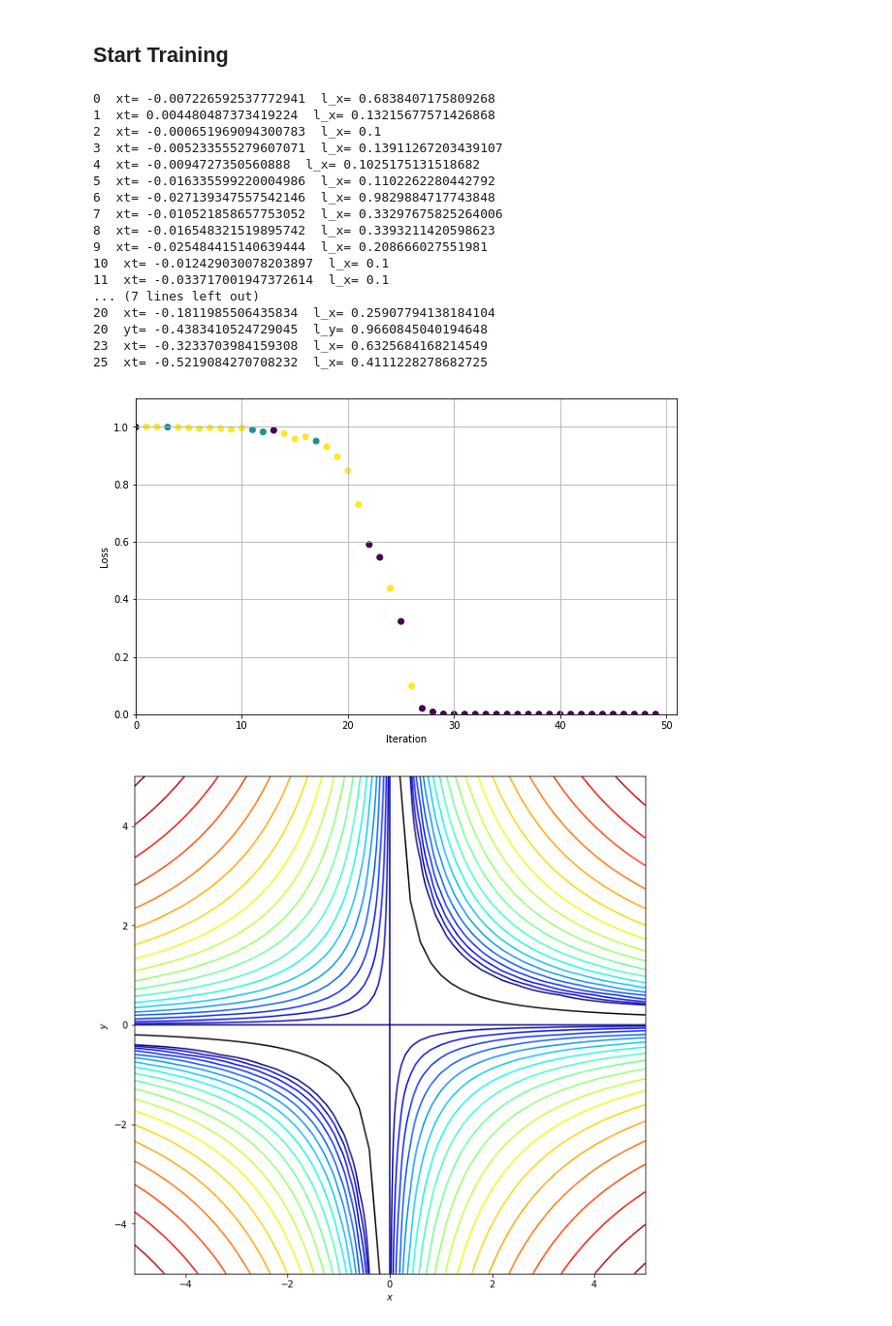
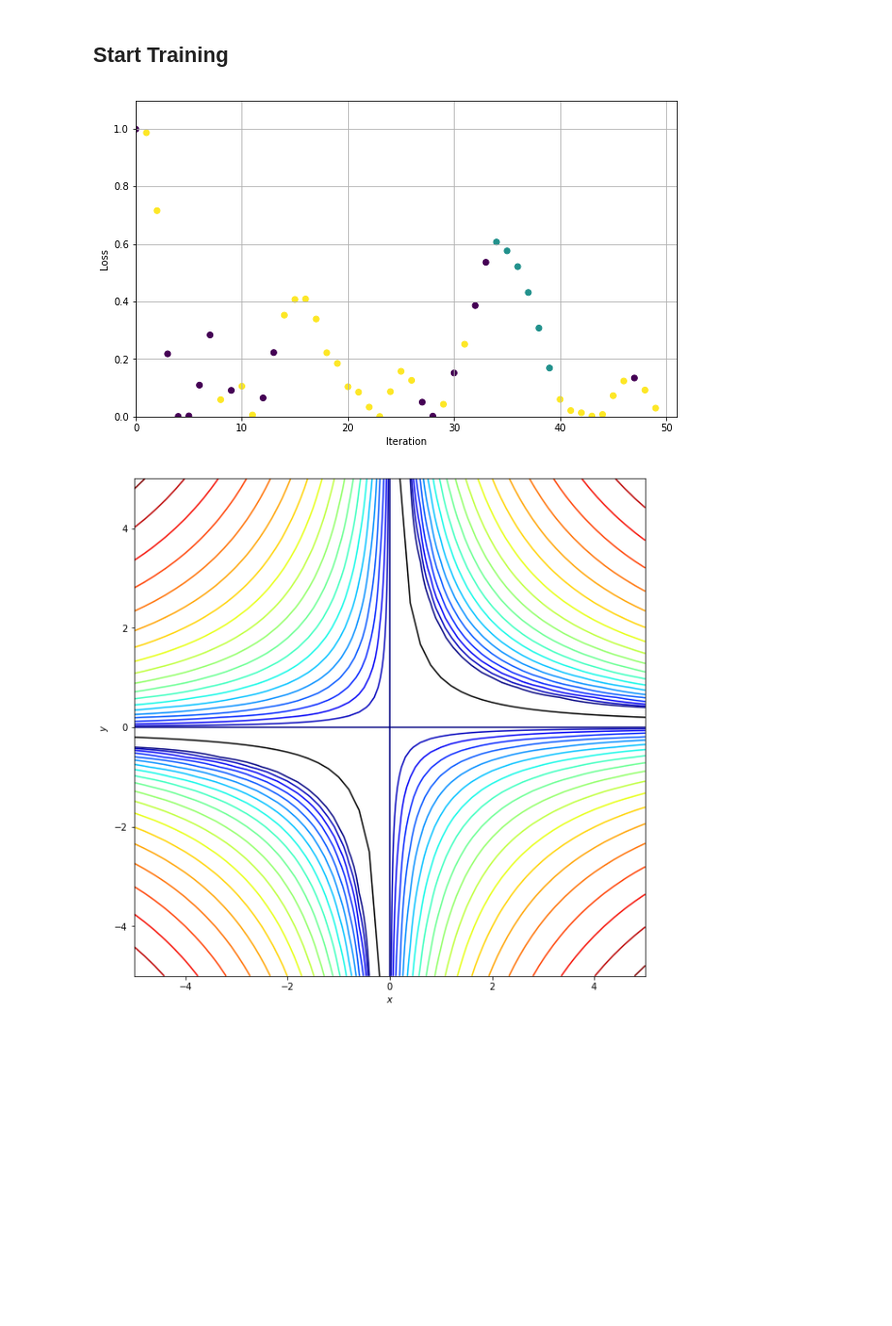
Before and after one commit to borisgin/nn-toys, a Jupyter notebook: nn_model.ipynb, the cells around one changed output. Shown at 97% size. Drawn from its saved outputs; the diff is of its cells as text; code cells hidden in the pictures; blank space fills up the shorter version.

Commit message:
Modified noise as batch function Modified ADAM according to the latest ICLR paper

```diff
--- a/nn_model.ipynb
+++ b/nn_model.ipynb
@@ -53,11 +53,16 @@ plt.show()
 # %% [markdown]
 ### 2D Contour Plot and Gradient Vector Field
 # %%
-def grad(x,y):
-    dx = 2*y*(x*y-1)
-    dy = 2*x*(x*y-1)
-#    dx = 2*(y-1)*((x-0.5)*(y-1) -1)
-#    dy = 2*(x-0.5)*((x-0.5)*(y-1)-1)
+def grad(x,y,grad_noise=0.):
+    if grad_noise==0.:
+        dx = 2*y*(x*y-1)
+        dy = 2*x*(x*y-1)
+    else:
+        c=np.random.normal(loc=1.0, scale=grad_noise)
+        dx = 2*y*(x*y-c)
+        dy = 2*x*(x*y-c)
+        dx += grad_noise *  random.uniform(-1, 1) # min(1,abs(dx)) *
+        dy += grad_noise *  random.uniform(-1, 1) # min(1,abs(dy))
     return (dx,dy)
 
 dz_dx, dz_dy=grad(x,y)
@@ -156,21 +168,18 @@ xt,yt = init_weights(init_range)
 #xt, yt = -0.005, -0.02
 
 p[0,:]=[xt, yt, f(xt,yt),0]
-m_x=0
-m_y=0
+m_x, m_y=0,0
+v_x, v_y=0,0
 for t in range(0, N-1):
     lr=learning_rate(lr0, lr_min, lr_policy, t, xt, yt, rampup)
 
-    dx,dy= grad(xt,yt)
-    if grad_noise > 0.0 :
-        dx += grad_noise * abs(dx) * random.uniform(-1, 1)
-        dy += grad_noise * abs(dy) * random.uniform(-1, 1)
-
-    if wd > 0.0 :
-        dx += wd*xt
-        dy += wd*yt
+    dx,dy= grad(xt,yt,grad_noise)
+#     if grad_noise > 0.0 :
+#         dx += grad_noise * abs(dx) * random.uniform(-1, 1)
+#         dy += grad_noise * abs(dy) * random.uniform(-1, 1)
 
     #print (dx,dy)
+
     larc_mode=0
     if larc:
         #if (abs(xt) > larc_epsilon):
@@ -180,56 +189,48 @@ for t in range(0, N-1):
                 if local_lr < larc_minlr:
                     local_lr=larc_minlr
                     larc_mode = max(larc_mode, 1)
                 else:
                     larc_mode = 2
-                print(t, " xt=", xt, " l_x=", local_lr)
+                #print(t, " xt=", xt, " l_x=", local_lr)
                 dx = dx * local_lr
         #if (abs(yt) > larc_epsilon):
         #if (abs(dy) > larc_epsilon):
         if abs(dy) > abs(yt)*eta :
                 local_lr= abs(yt) * eta / abs(dy)
                 if local_lr < larc_minlr:
                     local_lr=larc_minlr
                     larc_mode = max(larc_mode, 1)
                 else:
                     larc_mode = 2
-                print (t, " yt=", yt, " l_y=", local_lr)
+                #print (t, " yt=", yt, " l_y=", local_lr)
                 dy = dy * local_lr
+
+    if wd > 0.0 :
+        dx += wd*xt
+        dy += wd*yt
 
     if (momentum>0):
         m_x = momentum*m_x + (1-momentum)*dx
         m_y = momentum*m_y + (1-momentum)*dy
-        dx=m_x
-        dy=m_y
+        if (adam_beta2>0):
+            v_x = max(v_x, adam_beta2*v_x + (1-adam_beta2)*dx*dx)
+            v_y = max(v_y, adam_beta2*v_y + (1-adam_beta2)*dy*dy)
+            dx = m_x / math.sqrt(v_x+adam_eps)
+            dy = m_y / math.sqrt(v_y+adam_eps)
+        else:
+            dx, dy = m_x, m_y
+
 
 
     #print (dx,dy)
     xt = xt - lr*dx
     yt = yt - lr*dy
     p[t+1,:] = [xt, yt, f(xt,yt), larc_mode]
 
 # print( p )
-# print loss
 plot_loss(p)
 # %% [output]
-0  xt= -0.007226592537772941  l_x= 0.6838407175809268
-1  xt= 0.004480487373419224  l_x= 0.13215677571426868
-2  xt= -0.000651969094300783  l_x= 0.1
-3  xt= -0.005233555279607071  l_x= 0.13911267203439107
-4  xt= -0.0094727350560888  l_x= 0.1025175131518682
-5  xt= -0.016335599220004986  l_x= 0.1102262280442792
-6  xt= -0.027139347557542146  l_x= 0.9829884717743848
-7  xt= -0.010521858657753052  l_x= 0.33297675825264006
-8  xt= -0.016548321519895742  l_x= 0.3393211420598623
-9  xt= -0.025484415140639444  l_x= 0.208666027551981
-10  xt= -0.012429030078203897  l_x= 0.1
-11  xt= -0.033717001947372614  l_x= 0.1
-... (7 lines left out)
-20  xt= -0.1811985506435834  l_x= 0.25907794138184104
-20  yt= -0.4383410524729045  l_y= 0.9660845040194648
-23  xt= -0.3233703984159308  l_x= 0.6325684168214549
-25  xt= -0.5219084270708232  l_x= 0.4111228278682725
-[figure, old version]
+[figure, new version]
 # %%
 fig, ax = plt.subplots(figsize=(10, 10))
 
```
Also changed, not shown: parts of 1 cell of this notebook.
